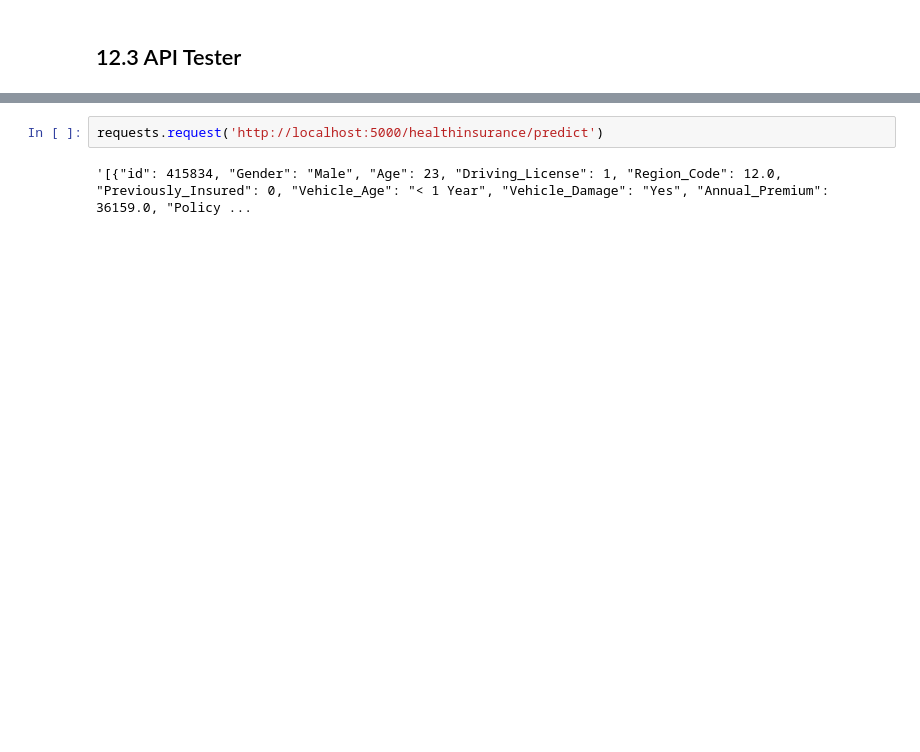
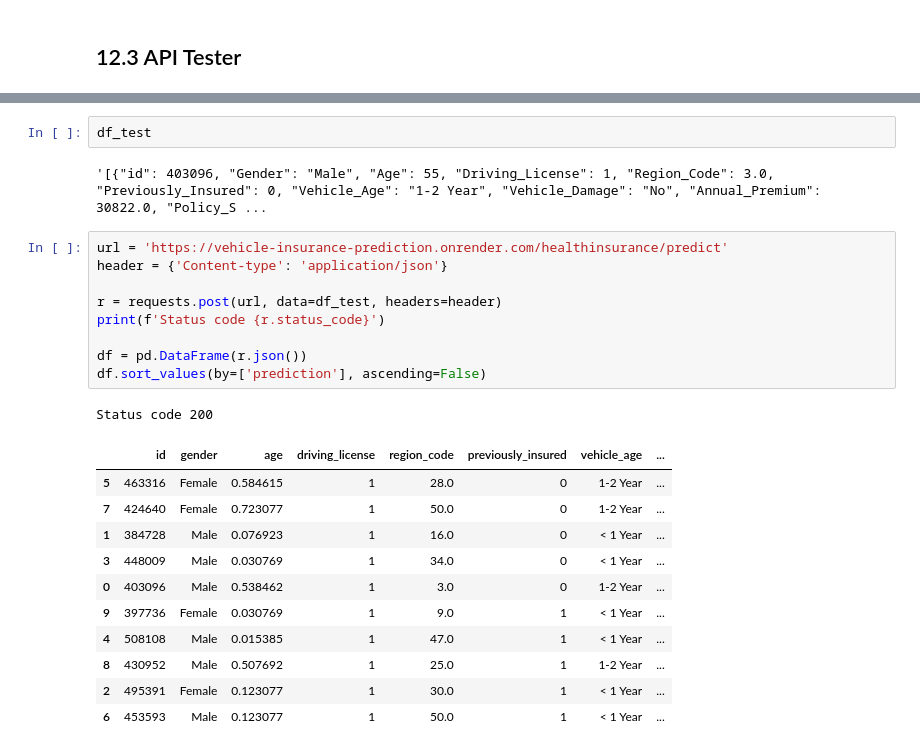
Before and after one commit to AllanCasado/health-insurance-cross-sell, a Jupyter notebook: notebooks/health_insurance_cross_sell.ipynb, the cells around one changed output, grey strips where cells are left out. Cells and saved outputs as stored; diff of their text form; blank space fills up the shorter version.

```diff
--- a/notebooks/health_insurance_cross_sell.ipynb
+++ b/notebooks/health_insurance_cross_sell.ipynb
@@ -1911,4 +1901,26 @@ df_test = json.dumps(df_test.to_dict(orient='records'))
+# %%
+df_test
+# %% [output]
+'[{"id": 403096, "Gender": "Male", "Age": 55, "Driving_License": 1, "Region_Code": 3.0, "Previously_Insured": 0, "Vehicle_Age": "1-2 Year", "Vehicle_Damage": "No", "Annual_Premium": 30822.0, "Policy_S ...
 # %%
-requests.request('http://localhost:5000/healthinsurance/predict')
+url = 'https://vehicle-insurance-prediction.onrender.com/healthinsurance/predict'
+header = {'Content-type': 'application/json'}
+
+r = requests.post(url, data=df_test, headers=header)
+print(f'Status code {r.status_code}')
+
+df = pd.DataFrame(r.json())
+df.sort_values(by=['prediction'], ascending=False)
 # %% [output]
-'[{"id": 415834, "Gender": "Male", "Age": 23, "Driving_License": 1, "Region_Code": 12.0, "Previously_Insured": 0, "Vehicle_Age": "< 1 Year", "Vehicle_Damage": "Yes", "Annual_Premium": 36159.0, "Policy ...
+Status code 200
+|  | id | gender | age | driving_license | region_code | previously_insured | vehicle_age | ... |
+| 5 | 463316 | Female | 0.584615 | 1 | 28.0 | 0 | 1-2 Year | ... |
+| 7 | 424640 | Female | 0.723077 | 1 | 50.0 | 0 | 1-2 Year | ... |
+| 1 | 384728 | Male | 0.076923 | 1 | 16.0 | 0 | < 1 Year | ... |
+| 3 | 448009 | Male | 0.030769 | 1 | 34.0 | 0 | < 1 Year | ... |
+| 0 | 403096 | Male | 0.538462 | 1 | 3.0 | 0 | 1-2 Year | ... |
+| 9 | 397736 | Female | 0.030769 | 1 | 9.0 | 1 | < 1 Year | ... |
+| 4 | 508108 | Male | 0.015385 | 1 | 47.0 | 1 | < 1 Year | ... |
+| 8 | 430952 | Male | 0.507692 | 1 | 25.0 | 1 | 1-2 Year | ... |
+| 2 | 495391 | Female | 0.123077 | 1 | 30.0 | 1 | < 1 Year | ... |
+| 6 | 453593 | Male | 0.123077 | 1 | 50.0 | 1 | < 1 Year | ... |
```
Also changed, not shown: parts of 4 cells of this notebook, 2 other files.
